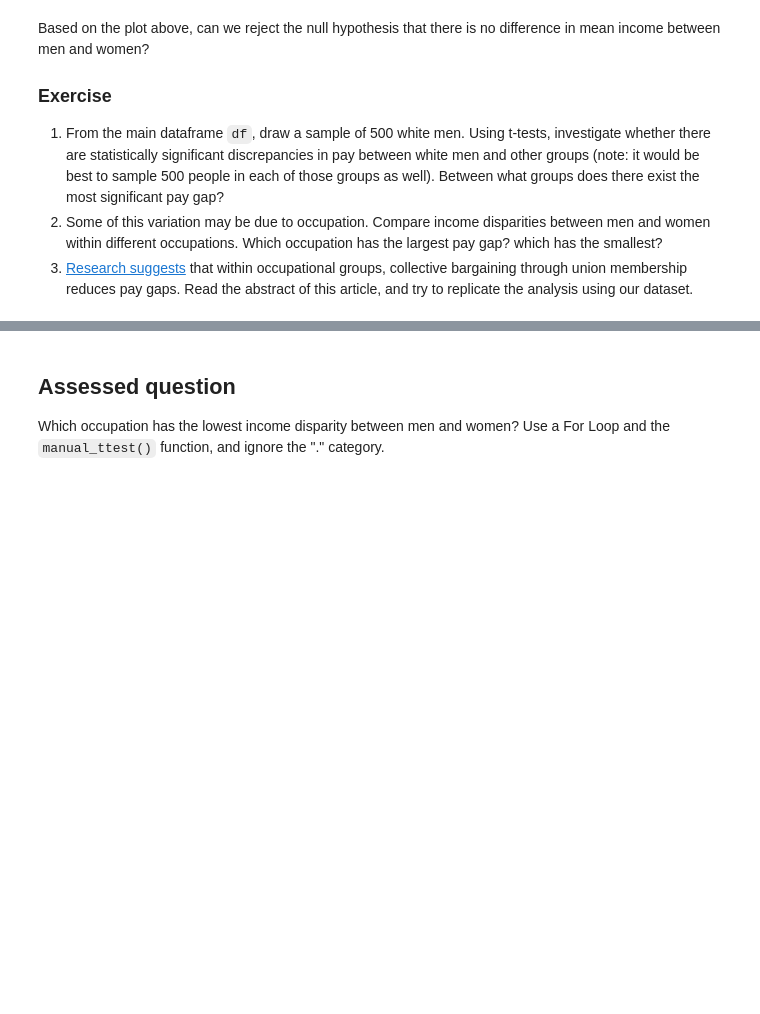
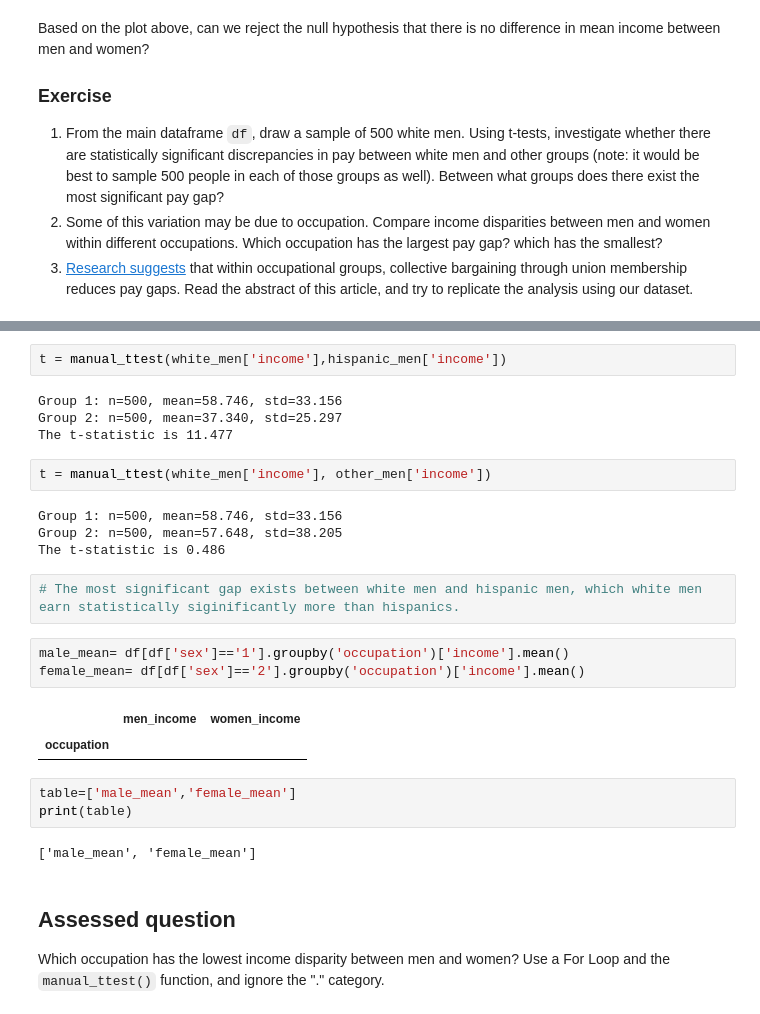
Before and after one commit to louisaliu173-glitch/QM2, a Jupyter notebook: notebooks/W06. Hypothesis Testing.ipynb, the cells around one changed output, grey strips where cells are left out. Cells and saved outputs as stored; diff of their text form; blank space fills up the shorter version.

```diff
--- a/notebooks/W06. Hypothesis Testing.ipynb
+++ b/notebooks/W06. Hypothesis Testing.ipynb
@@ -293,3 +306,28 @@ Based on the plot above, can we reject the null hypothesis that there is no diff
+# %%
+t = manual_ttest(white_men['income'],hispanic_men['income'])
+# %% [output]
+Group 1: n=500, mean=58.746, std=33.156
+Group 2: n=500, mean=37.340, std=25.297
+The t-statistic is 11.477
+# %%
+t = manual_ttest(white_men['income'], other_men['income'])
+# %% [output]
+Group 1: n=500, mean=58.746, std=33.156
+Group 2: n=500, mean=57.648, std=38.205
+The t-statistic is 0.486
+# %%
+# The most significant gap exists between white men and hispanic men, which white men earn statistically siginificantly more than hispanics.
+# %%
+male_mean= df[df['sex']=='1'].groupby('occupation')['income'].mean()
+female_mean= df[df['sex']=='2'].groupby('occupation')['income'].mean()
+# %% [output]
+|  | men_income | women_income |
+| occupation |  |  |
+# %%
+table=['male_mean','female_mean']
+print(table)
+# %% [output]
+['male_mean', 'female_mean']
 # %% [markdown]
 ## Assessed question
 
```
Also changed, not shown: parts of 10 cells of this notebook.
